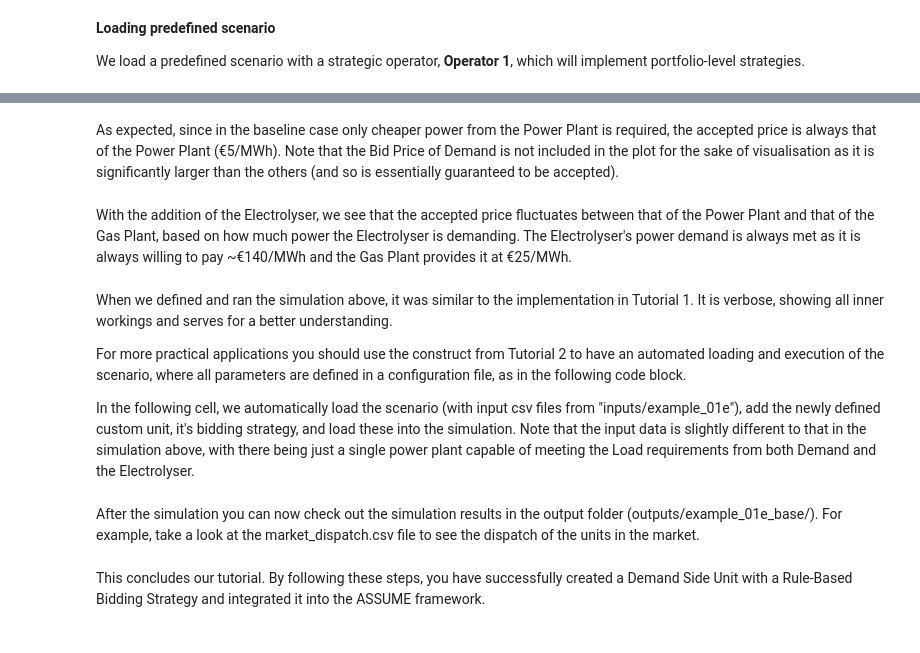
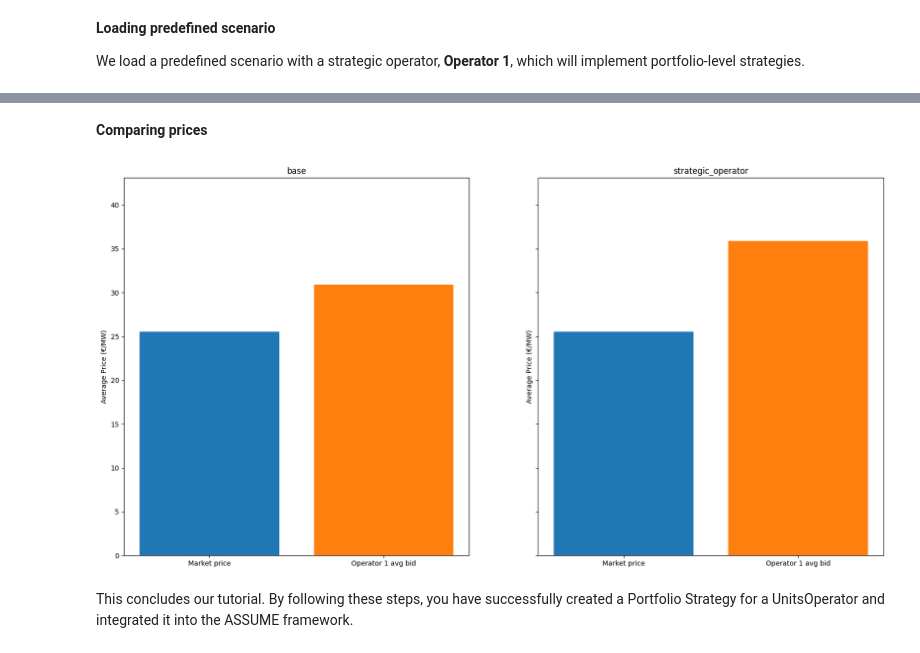
Before and after one commit to chiara-fb/assume, a Jupyter notebook: examples/notebooks/12_portfolio_strategies.ipynb, the cells around one changed output, grey strips where cells are left out. Cells and saved outputs as stored; diff of their text form; code cells hidden in the pictures.

```diff
--- a/examples/notebooks/12_portfolio_strategies.ipynb
+++ b/examples/notebooks/12_portfolio_strategies.ipynb
@@ -355,2 +402,0 @@ ax0.show()
-# %% [markdown]
-As expected, since in the baseline case only cheaper power from the Power Plant is required, the accepted price is always that of the Power Plant (€5/MWh). Note that the Bid Price of Demand is not included in the plot for the sake of visualisation as it is significantly larger than the others (and so is essentially guaranteed to be accepted).
@@ -387,10 +402,0 @@ ax0.show()
-# %% [markdown]
-With the addition of the Electrolyser, we see that the accepted price fluctuates between that of the Power Plant and that of the Gas Plant, based on how much power the Electrolyser is demanding. The Electrolyser's power demand is always met as it is always willing to pay ~€140/MWh and the Gas Plant provides it at €25/MWh.
-# %% [markdown]
-When we defined and ran the simulation above, it was similar to the implementation in Tutorial 1. It is verbose, showing all inner workings and serves for a better understanding.
-
-For more practical applications you should use the construct from Tutorial 2 to have an automated loading and execution of the scenario, where all parameters are defined in a configuration file, as in the following code block.
-
-In the following cell, we automatically load the scenario (with input csv files from "inputs/example_01e"), add the newly defined custom unit, it's bidding strategy, and load these into the simulation. Note that the input data is slightly different to that in the simulation above, with there being just a single power plant capable of meeting the Load requirements from both Demand and the Electrolyser.
-# %% [markdown]
-After the simulation you can now check out the simulation results in the output folder (outputs/example_01e_base/). For example, take a look at the market_dispatch.csv file to see the dispatch of the units in the market.
@@ -397,2 +406,44 @@ After the simulation you can now check out the simulation results in the output
+# %% [markdown]
+**Comparing prices**
+# %%
+import matplotlib.pyplot as plt
+
+fig, axes = plt.subplots(1,2, figsize=(20, 10), sharey=True)
+for ax, scenario in zip(axes, test_types):
+    # Calculate average market price and average bid price of Operator 1 for the scenario
+    avg_market_price = price_dfs[scenario].mean()
+    avg_op1_bid_price = op1_bids_dfs[scenario].mean().mean()  # mean over time and units
+
+    # Bar plot for average prices
+    ax.bar(
+        ["Market price", "Operator 1 avg bid"],
+        [avg_market_price, avg_op1_bid_price],
+        color=["tab:blue", "tab:orange"],
+    )
+    ax.set_title(f"{scenario}")
+    ax.set_ylabel("Average Price (€/MW)")
+    ax.set_ylim(0, max(avg_market_price, avg_op1_bid_price) * 1.2)
+
+
+# for ax, scenario in zip(axes, test_types):
+
+#     ax.plot(
+#         price_dfs[scenario].mean(),
+#         price_dfs[scenario].values,
+#         label="Market price",
+#     )
+#     # ax.plot(
+#     #     op1_bids_dfs[scenario].index.to_list(),
+#     #     op1_bids_dfs[scenario].max(axis=1).values,
+#     #     label="Max bid of Operator 1",
+#     # )
+
+#     ax.set_xlabel("Time")
+#     ax.set_ylabel("Price (€/MW)")
+#     ax.set_title(scenario)
+
+# ax.legend()
+# %% [output]
+[figure, added]
 # %% [markdown]
-This concludes our tutorial. By following these steps, you have successfully created a Demand Side Unit with a Rule-Based Bidding Strategy and integrated it into the ASSUME framework.
+This concludes our tutorial. By following these steps, you have successfully created a Portfolio Strategy for a UnitsOperator and integrated it into the ASSUME framework.
```
Also changed, not shown: parts of 19 cells of this notebook, 2 other files.
